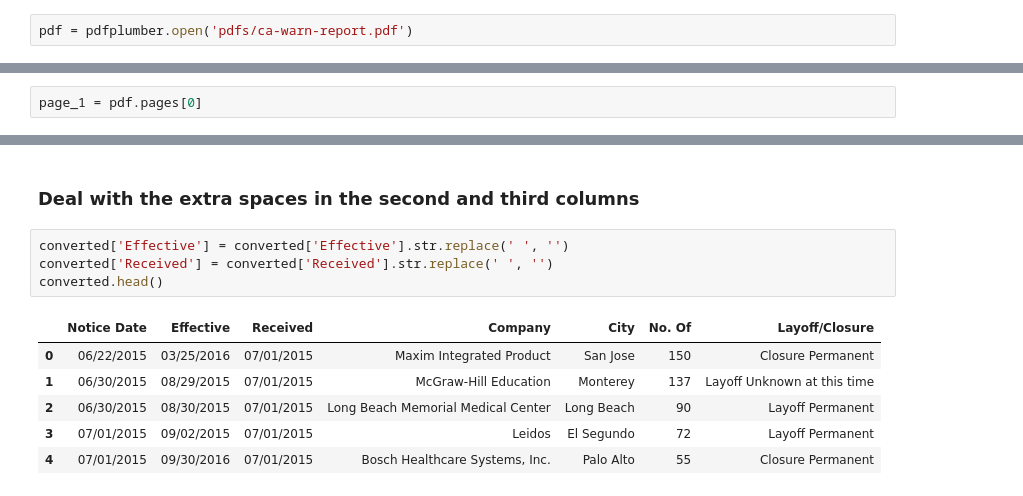
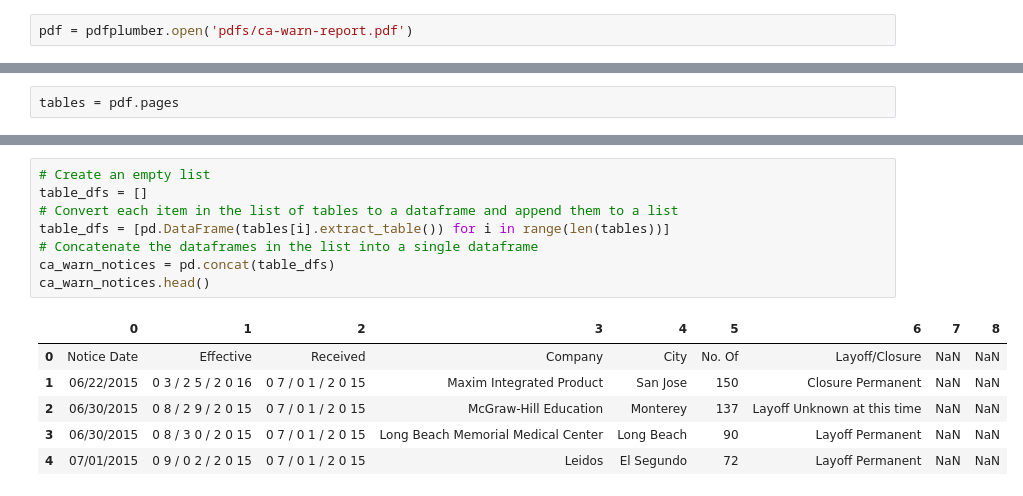
Before and after one commit to JoeYerardi/data-plus-narrative-2019-advanced-data-from-documents, a Jupyter notebook: pdf-conversion-with-python.ipynb, the cells around one changed output, grey strips where cells are left out. Cells and saved outputs as stored; diff of their text form.

```diff
--- a/pdf-conversion-with-python.ipynb
+++ b/pdf-conversion-with-python.ipynb
@@ -69,2 +210,2 @@ pdf = pdfplumber.open('pdfs/ca-warn-report.pdf')
 # %%
-page_1 = pdf.pages[0]
+tables = pdf.pages
@@ -129,13 +212,15 @@ converted.head()
-# %% [markdown]
-### Deal with the extra spaces in the second and third columns
-# %%
-converted['Effective'] = converted['Effective'].str.replace(' ', '')
-converted['Received'] = converted['Received'].str.replace(' ', '')
-converted.head()
-# %% [output]
-|  | Notice Date | Effective | Received | Company | City | No. Of | Layoff/Closure |
-| 0 | 06/22/2015 | 03/25/2016 | 07/01/2015 | Maxim Integrated Product | San Jose | 150 | Closure Permanent |
-| 1 | 06/30/2015 | 08/29/2015 | 07/01/2015 | McGraw-Hill Education | Monterey | 137 | Layoff Unknown at this time |
-| 2 | 06/30/2015 | 08/30/2015 | 07/01/2015 | Long Beach Memorial Medical Center | Long Beach | 90 | Layoff Permanent |
-| 3 | 07/01/2015 | 09/02/2015 | 07/01/2015 | Leidos | El Segundo | 72 | Layoff Permanent |
-| 4 | 07/01/2015 | 09/30/2016 | 07/01/2015 | Bosch Healthcare Systems, Inc. | Palo Alto | 55 | Closure Permanent |
+# %%
+# Create an empty list
+table_dfs = []
+# Convert each item in the list of tables to a dataframe and append them to a list
+table_dfs = [pd.DataFrame(tables[i].extract_table()) for i in range(len(tables))]
+# Concatenate the dataframes in the list into a single dataframe
+ca_warn_notices = pd.concat(table_dfs)
+ca_warn_notices.head()
+# %% [output]
+|  | 0 | 1 | 2 | 3 | 4 | 5 | 6 | 7 | 8 |
+| 0 | Notice Date | Effective | Received | Company | City | No. Of | Layoff/Closure | NaN | NaN |
+| 1 | 06/22/2015 | 0 3 / 2 5 / 2 0 16 | 0 7 / 0 1 / 2 0 15 | Maxim Integrated Product | San Jose | 150 | Closure Permanent | NaN | NaN |
+| 2 | 06/30/2015 | 0 8 / 2 9 / 2 0 15 | 0 7 / 0 1 / 2 0 15 | McGraw-Hill Education | Monterey | 137 | Layoff Unknown at this time | NaN | NaN |
+| 3 | 06/30/2015 | 0 8 / 3 0 / 2 0 15 | 0 7 / 0 1 / 2 0 15 | Long Beach Memorial Medical Center | Long Beach | 90 | Layoff Permanent | NaN | NaN |
+| 4 | 07/01/2015 | 0 9 / 0 2 / 2 0 15 | 0 7 / 0 1 / 2 0 15 | Leidos | El Segundo | 72 | Layoff Permanent | NaN | NaN |
```
Also changed, not shown: parts of 59 cells of this notebook.
